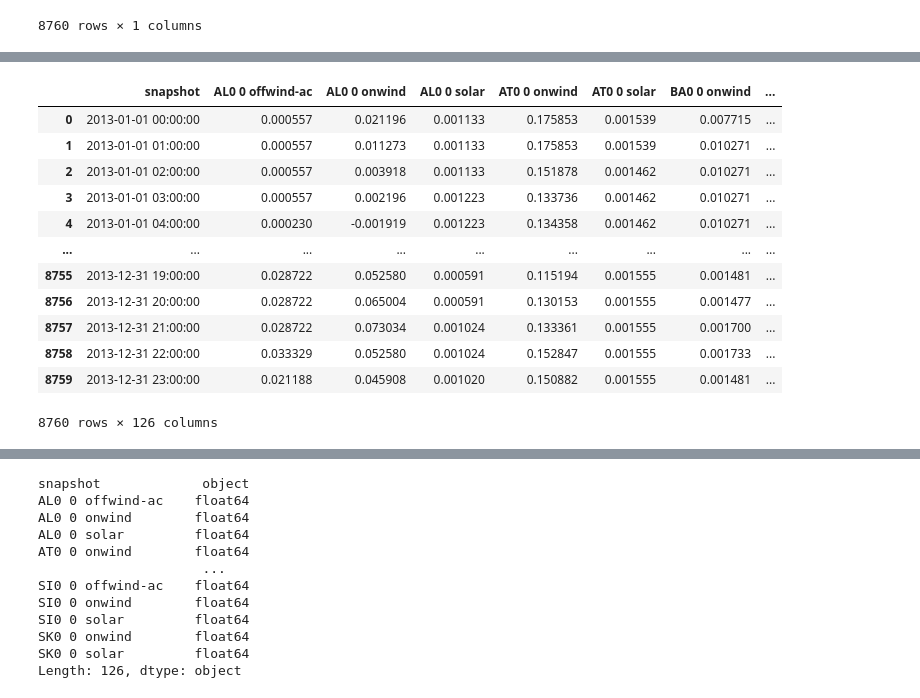
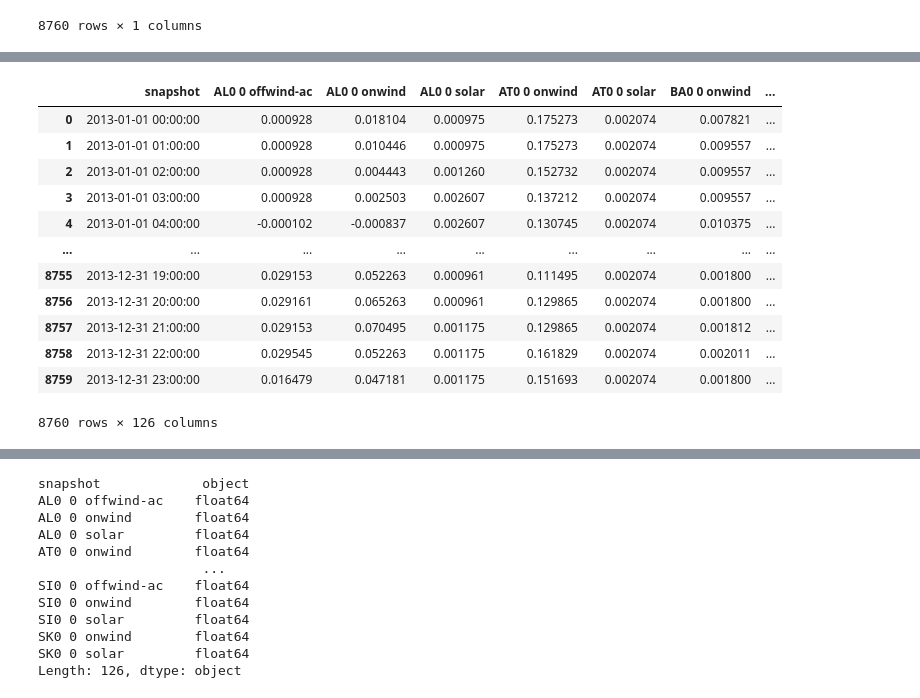
Before and after one commit to fitzthomas/ma_probabilistic_forecasts, a Jupyter notebook: forecast_regression.ipynb, the cells around one changed output, grey strips where cells are left out. Saved outputs shown, nothing was run; the diff lists cells and outputs as text; code cells hidden in the pictures.

Commit message:
Added random_state and concat capfacts in dataframe

```diff
--- a/forecast_regression.ipynb
+++ b/forecast_regression.ipynb
@@ -241,8 +241,8 @@ capfacts_pred_q40
 # %%
 col_names = capfacts_columns[1:]
 
-# new_columns_q40 = {}
-# new_columns_q60 = {}
+new_columns_q40 = {}
+new_columns_q60 = {}
 
 i = 1
 for col in col_names:
@@ -261,38 +261,53 @@ for col in col_names:
 
         Y, X = create_training_data_for_col(col)
         X_pred = shape_multi_feature_data(X)
-        X_train, X_test, Y_train, Y_test = train_test_split(shape_multi_feature_data(X), Y, test_size=0.25)
+        X_train, X_test, Y_train, Y_test = train_test_split(shape_multi_feature_data(X), Y, test_size=0.25, random_state=42)
 
         print("Fit Regression Model for region ", region_name)
-        ngb = NGBRegressor(verbose=False).fit(X_train, Y_train)
+        ngb = NGBRegressor(random_state=42, verbose=False).fit(X_train, Y_train)
 
         print("Predict capacity factors for region ", region_name)
         # Y_preds = ngb.predict(X_pred)
         Y_dists = ngb.pred_dist(X_pred)
 
         Y_preds_q40 = Y_dists.ppf(0.4)
-        capfacts_pred_q40[col] = Y_preds_q40
+        new_columns_q40[col] = pd.Series(Y_preds_q40)
+        # capfacts_pred_q40[col] = Y_preds_q40
 
         Y_preds_q60 = Y_dists.ppf(0.6)
-        capfacts_pred_q60[col] = Y_preds_q60
+        new_columns_q60[col] = pd.Series(Y_preds_q60)
+        # capfacts_pred_q60[col] = Y_preds_q60
 
         # print(capfacts_pred.head())
         print(col, " with q = 0.4")
-        print("Smallest value: ", capfacts_pred_q40[col].min())
-        print("Biggest value: ", capfacts_pred_q40[col].max())
-        print("#Negative Values: ", (capfacts_pred_q40[col] < 0).sum())
-        print("#Values > 1: ", (capfacts_pred_q40[col] > 1).sum())
+        # print("Smallest value: ", capfacts_pred_q40[col].min())
+        # print("Biggest value: ", capfacts_pred_q40[col].max())
+        # print("#Negative Values: ", (capfacts_pred_q40[col] < 0).sum())
+        # print("#Values > 1: ", (capfacts_pred_q40[col] > 1).sum())
+        print("Smallest value: ", new_columns_q40[col].min())
+        print("Biggest value: ", new_columns_q40[col].max())
+        print("#Negative Values: ", (new_columns_q40[col] < 0).sum())
+        print("#Values > 1: ", (new_columns_q40[col] > 1).sum())
 
         print("")
         print(col, " with q = 0.6")
-        print("Smallest value: ", capfacts_pred_q40[col].min())
-        print("Biggest value: ", capfacts_pred_q40[col].max())
-        print("#Negative Values: ", (capfacts_pred_q40[col] < 0).sum())
-        print("#Values > 1: ", (capfacts_pred_q40[col] > 1).sum())
+        # print("Smallest value: ", capfacts_pred_q40[col].min())
+        # print("Biggest value: ", capfacts_pred_q40[col].max())
+        # print("#Negative Values: ", (capfacts_pred_q40[col] < 0).sum())
+        # print("#Values > 1: ", (capfacts_pred_q40[col] > 1).sum())
+        print("Smallest value: ", new_columns_q60[col].min())
+        print("Biggest value: ", new_columns_q60[col].max())
+        print("#Negative Values: ", (new_columns_q60[col] < 0).sum())
+        print("#Values > 1: ", (new_columns_q60[col] > 1).sum())
 
         print("-------------------------------------------------------------------")
 
         print("")
+
+new_columns_q40 = pd.DataFrame(new_columns_q40, index=capfacts_pred_q40.index)
+capfacts_pred_q40 = pd.concat([capfacts_pred_q40, new_columns_q40], axis=1)
+new_columns_q60 = pd.DataFrame(new_columns_q60, index=capfacts_pred_q60.index)
+capfacts_pred_q60 = pd.concat([capfacts_pred_q60, new_columns_q60], axis=1)
 # %% [output]
 Processing " AL0 0 offwind-ac " ( 1 / 150 )
 Create Trainings data for region:  AL0  with energy type:  EnergyType.OFFWIND_AC
@@ -508,21 +329,20 @@ Predict capacity factors for region  RO0
 # %%
-capfacts_pred_q40 = capfacts_pred_q40.copy()
 capfacts_pred_q40.to_csv('results/capfacts_pred_q40.csv')
 capfacts_pred_q60.to_csv('results/capfacts_pred_q60.csv')
 capfacts_pred_q40
 # %% [output]
 |  | snapshot | AL0 0 offwind-ac | AL0 0 onwind | AL0 0 solar | AT0 0 onwind | AT0 0 solar | BA0 0 onwind | ... |
-| 0 | 2013-01-01 00:00:00 | 0.000557 | 0.021196 | 0.001133 | 0.175853 | 0.001539 | 0.007715 | ... |
-| 1 | 2013-01-01 01:00:00 | 0.000557 | 0.011273 | 0.001133 | 0.175853 | 0.001539 | 0.010271 | ... |
-| 2 | 2013-01-01 02:00:00 | 0.000557 | 0.003918 | 0.001133 | 0.151878 | 0.001462 | 0.010271 | ... |
-| 3 | 2013-01-01 03:00:00 | 0.000557 | 0.002196 | 0.001223 | 0.133736 | 0.001462 | 0.010271 | ... |
-| 4 | 2013-01-01 04:00:00 | 0.000230 | -0.001919 | 0.001223 | 0.134358 | 0.001462 | 0.010271 | ... |
+| 0 | 2013-01-01 00:00:00 | 0.000928 | 0.018104 | 0.000975 | 0.175273 | 0.002074 | 0.007821 | ... |
+| 1 | 2013-01-01 01:00:00 | 0.000928 | 0.010446 | 0.000975 | 0.175273 | 0.002074 | 0.009557 | ... |
+| 2 | 2013-01-01 02:00:00 | 0.000928 | 0.004443 | 0.001260 | 0.152732 | 0.002074 | 0.009557 | ... |
+| 3 | 2013-01-01 03:00:00 | 0.000928 | 0.002503 | 0.002607 | 0.137212 | 0.002074 | 0.009557 | ... |
+| 4 | 2013-01-01 04:00:00 | -0.000102 | -0.000837 | 0.002607 | 0.130745 | 0.002074 | 0.010375 | ... |
 | ... | ... | ... | ... | ... | ... | ... | ... | ... |
-| 8755 | 2013-12-31 19:00:00 | 0.028722 | 0.052580 | 0.000591 | 0.115194 | 0.001555 | 0.001481 | ... |
-| 8756 | 2013-12-31 20:00:00 | 0.028722 | 0.065004 | 0.000591 | 0.130153 | 0.001555 | 0.001477 | ... |
-| 8757 | 2013-12-31 21:00:00 | 0.028722 | 0.073034 | 0.001024 | 0.133361 | 0.001555 | 0.001700 | ... |
-| 8758 | 2013-12-31 22:00:00 | 0.033329 | 0.052580 | 0.001024 | 0.152847 | 0.001555 | 0.001733 | ... |
-| 8759 | 2013-12-31 23:00:00 | 0.021188 | 0.045908 | 0.001020 | 0.150882 | 0.001555 | 0.001481 | ... |
+| 8755 | 2013-12-31 19:00:00 | 0.029153 | 0.052263 | 0.000961 | 0.111495 | 0.002074 | 0.001800 | ... |
+| 8756 | 2013-12-31 20:00:00 | 0.029161 | 0.065263 | 0.000961 | 0.129865 | 0.002074 | 0.001800 | ... |
+| 8757 | 2013-12-31 21:00:00 | 0.029153 | 0.070495 | 0.001175 | 0.129865 | 0.002074 | 0.001812 | ... |
+| 8758 | 2013-12-31 22:00:00 | 0.029545 | 0.052263 | 0.001175 | 0.161829 | 0.002074 | 0.002011 | ... |
+| 8759 | 2013-12-31 23:00:00 | 0.016479 | 0.047181 | 0.001175 | 0.151693 | 0.002074 | 0.001800 | ... |
 8760 rows × 126 columns
 # %%
 cols_num = capfacts_pred_q40.select_dtypes(np.number).columns
```
Also changed, not shown: parts of 2 cells of this notebook.
